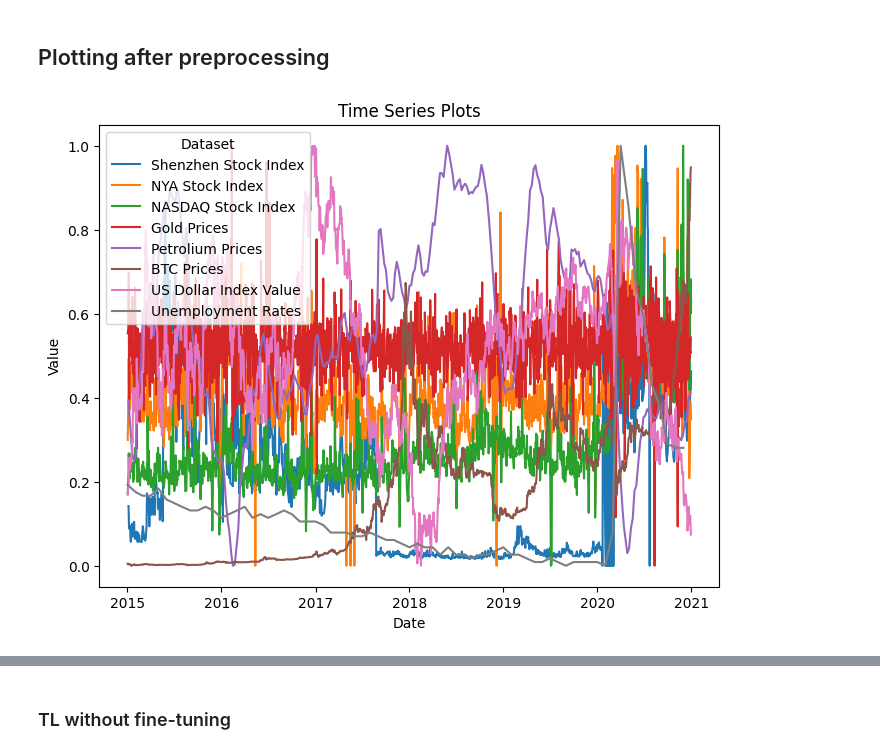
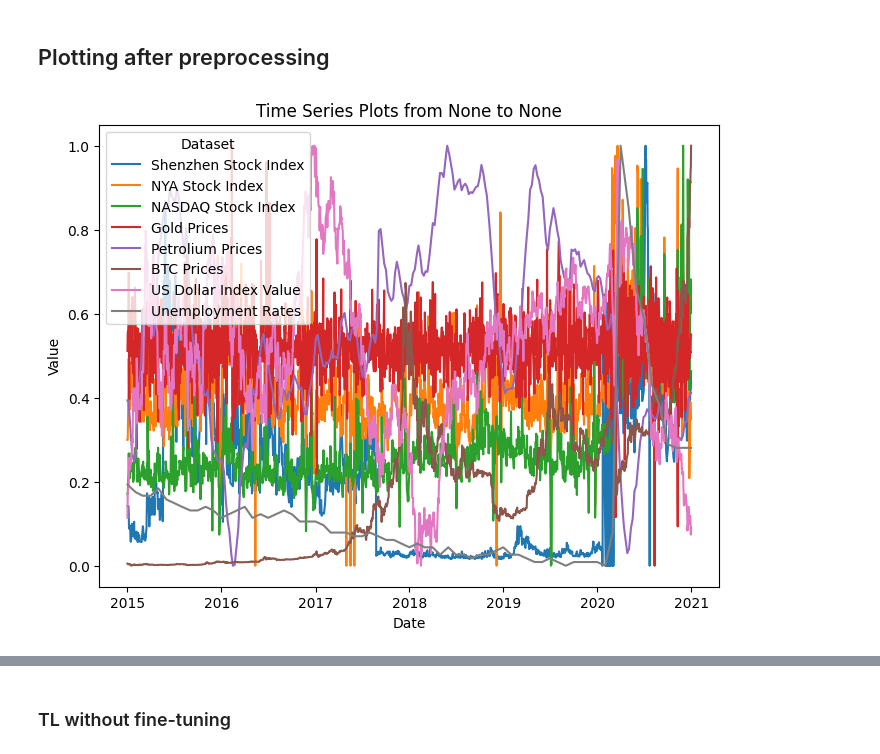
Before and after one commit to kimkynningsrud/MasterThesis2024, a Jupyter notebook: code.ipynb, the cells around one changed output, grey strips where cells are left out. Drawn from its saved outputs; the diff is of its cells as text; code cells hidden in the pictures.

```diff
--- a/code.ipynb
+++ b/code.ipynb
@@ -376,28 +358,35 @@ print(list(preprocessed_datasets.items())[5])
 # %% [markdown]
 ## Plotting after preprocessing
 # %%
-import matplotlib.pyplot as plt
-import seaborn as sns
-
-def plot_datasets(datasets):
+def plot_datasets(datasets, start_year=None, end_year=None):
     """
-    Plots each dataset in the same plot with 'Date' on the x-axis and the last column on the y-axis.
+    Plots each dataset within the specified year range on the same plot with 'Date' on the x-axis and
+    the last column on the y-axis.
 
     :param datasets: Dictionary of preprocessed datasets with their names as keys.
+    :param start_year: The starting year for the plots (inclusive).
+    :param end_year: The ending year for the plots (inclusive).
     """
-    plt.figure(figsize=(8, 6))  # Create a figure
+    plt.figure(figsize=(8, 6))
 
     for name, df in datasets.items():
-        last_column = df.columns[-1]  # Assuming the last column is the one to be plotted
-        sns.lineplot(data=df, x='Date', y=last_column, label=name)  # Plot each dataset
+        # Filter based on the specified year range if provided
+        if start_year is not None and end_year is not None:
+            mask = (df['Date'].dt.year >= start_year) & (df['Date'].dt.year <= end_year)
+            filtered_df = df.loc[mask]
+        else:
+            filtered_df = df
 
-    plt.title("Time Series Plots")
+        if not filtered_df.empty:
+            last_column = filtered_df.columns[-1]  # Assuming the last column is the one to be plotted
+            sns.lineplot(data=filtered_df, x='Date', y=last_column, label=name)  # Plot each dataset
+
+    plt.title(f"Time Series Plots from {start_year} to {end_year}")
     plt.xlabel("Date")
     plt.ylabel("Value")
     plt.legend(title='Dataset')
     plt.show()
 
-# Run the function for all the datasets
 plot_datasets(preprocessed_datasets)
 # %% [output]
-[figure, old version]
+[figure, new version]
```
Also changed, not shown: parts of 60 cells of this notebook.
